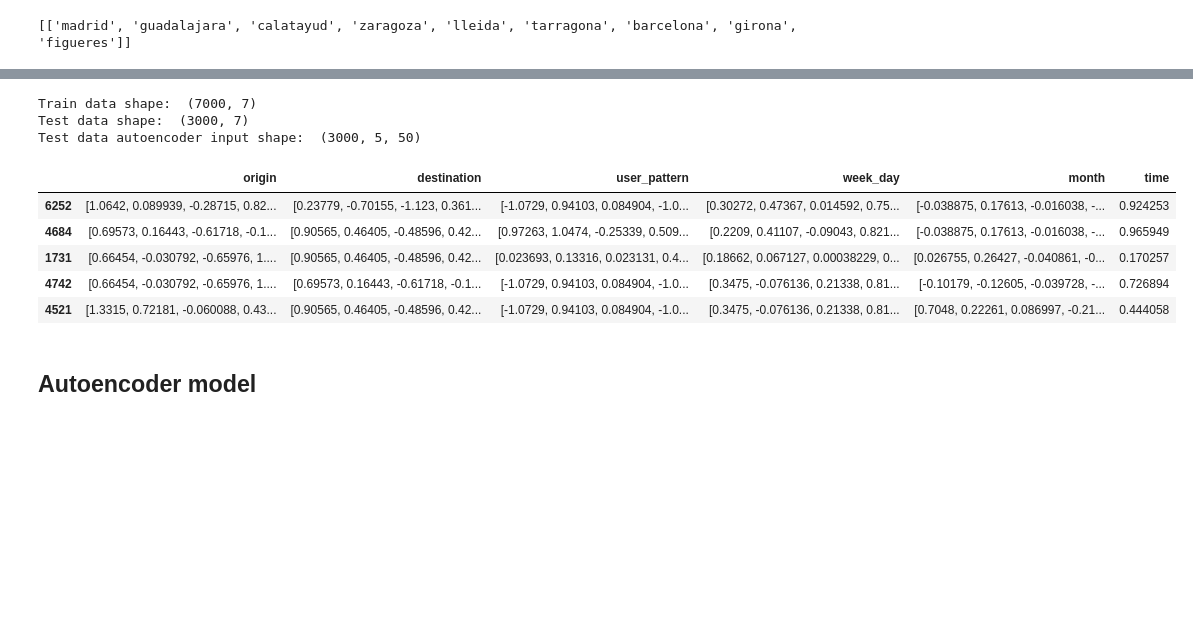
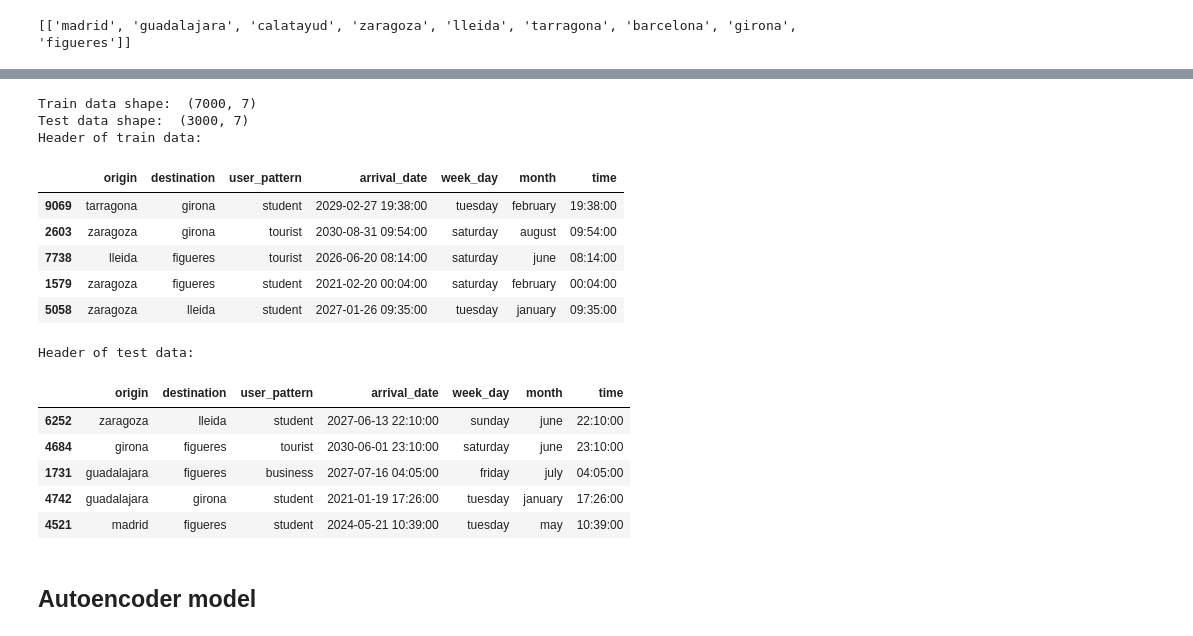
Before and after one commit to JoseAngelMartinB/robin, a Jupyter notebook: notebooks/6.0-autoencoder_interpretability.ipynb, the cells around one changed output, grey strips where cells are left out. Cells and saved outputs as stored; diff of their text form; code cells hidden in the pictures; blank space fills up the shorter version.

```diff
--- a/notebooks/6.0-autoencoder_interpretability.ipynb
+++ b/notebooks/6.0-autoencoder_interpretability.ipynb
@@ -327,26 +333,36 @@ class AutoencoderEmbedding:
 # %%
 df_train, df_test = train_test_split(df, test_size=0.3, random_state=42)
 
 EMBEDDING_DIM = 50
 
 print("Train data shape: ", df_train.shape)
 print("Test data shape: ", df_test.shape)
 
 train_embedding = AutoencoderEmbedding(df = df_train, embedding_dim=EMBEDDING_DIM)
 test_embedding = AutoencoderEmbedding(df = df_test, embedding_dim=EMBEDDING_DIM, noise=False)
 
-print("Test data autoencoder input shape: ", test_embedding.words_embeddings.shape)
-display(test_embedding.df_embedding.head())
+print("Header of train data:")
+display(train_embedding.df.head())
+
+print("Header of test data:")
+display(test_embedding.df.head())
 # %% [output]
 Train data shape:  (7000, 7)
 Test data shape:  (3000, 7)
-Test data autoencoder input shape:  (3000, 5, 50)
+Header of train data:
-|  | origin | destination | user_pattern | week_day | month | time |
-| 6252 | [1.0642, 0.089939, -0.28715, 0.82... | [0.23779, -0.70155, -1.123, 0.361... | [-1.0729, 0.94103, 0.084904, -1.0... | [0.30272, 0.47367, 0.014592, 0.75... | [-0.038875, 0.17613, -0.016038, -... | 0.924253 |
-| 4684 | [0.69573, 0.16443, -0.61718, -0.1... | [0.90565, 0.46405, -0.48596, 0.42... | [0.97263, 1.0474, -0.25339, 0.509... | [0.2209, 0.41107, -0.09043, 0.821... | [-0.038875, 0.17613, -0.016038, -... | 0.965949 |
-| 1731 | [0.66454, -0.030792, -0.65976, 1.... | [0.90565, 0.46405, -0.48596, 0.42... | [0.023693, 0.13316, 0.023131, 0.4... | [0.18662, 0.067127, 0.00038229, 0... | [0.026755, 0.26427, -0.040861, -0... | 0.170257 |
-| 4742 | [0.66454, -0.030792, -0.65976, 1.... | [0.69573, 0.16443, -0.61718, -0.1... | [-1.0729, 0.94103, 0.084904, -1.0... | [0.3475, -0.076136, 0.21338, 0.81... | [-0.10179, -0.12605, -0.039728, -... | 0.726894 |
-| 4521 | [1.3315, 0.72181, -0.060088, 0.43... | [0.90565, 0.46405, -0.48596, 0.42... | [-1.0729, 0.94103, 0.084904, -1.0... | [0.3475, -0.076136, 0.21338, 0.81... | [0.7048, 0.22261, 0.086997, -0.21... | 0.444058 |
+|  | origin | destination | user_pattern | arrival_date | week_day | month | time |
+| 9069 | tarragona | girona | student | 2029-02-27 19:38:00 | tuesday | february | 19:38:00 |
+| 2603 | zaragoza | girona | tourist | 2030-08-31 09:54:00 | saturday | august | 09:54:00 |
+| 7738 | lleida | figueres | tourist | 2026-06-20 08:14:00 | saturday | june | 08:14:00 |
+| 1579 | zaragoza | figueres | student | 2021-02-20 00:04:00 | saturday | february | 00:04:00 |
+| 5058 | zaragoza | lleida | student | 2027-01-26 09:35:00 | tuesday | january | 09:35:00 |
+Header of test data:
+|  | origin | destination | user_pattern | arrival_date | week_day | month | time |
+| 6252 | zaragoza | lleida | student | 2027-06-13 22:10:00 | sunday | june | 22:10:00 |
+| 4684 | girona | figueres | tourist | 2030-06-01 23:10:00 | saturday | june | 23:10:00 |
+| 1731 | guadalajara | figueres | business | 2027-07-16 04:05:00 | friday | july | 04:05:00 |
+| 4742 | guadalajara | girona | student | 2021-01-19 17:26:00 | tuesday | january | 17:26:00 |
+| 4521 | madrid | figueres | student | 2024-05-21 10:39:00 | tuesday | may | 10:39:00 |
 # %% [markdown]
 ## Autoencoder model
 # %%
```
Also changed, not shown: parts of 18 cells of this notebook.
